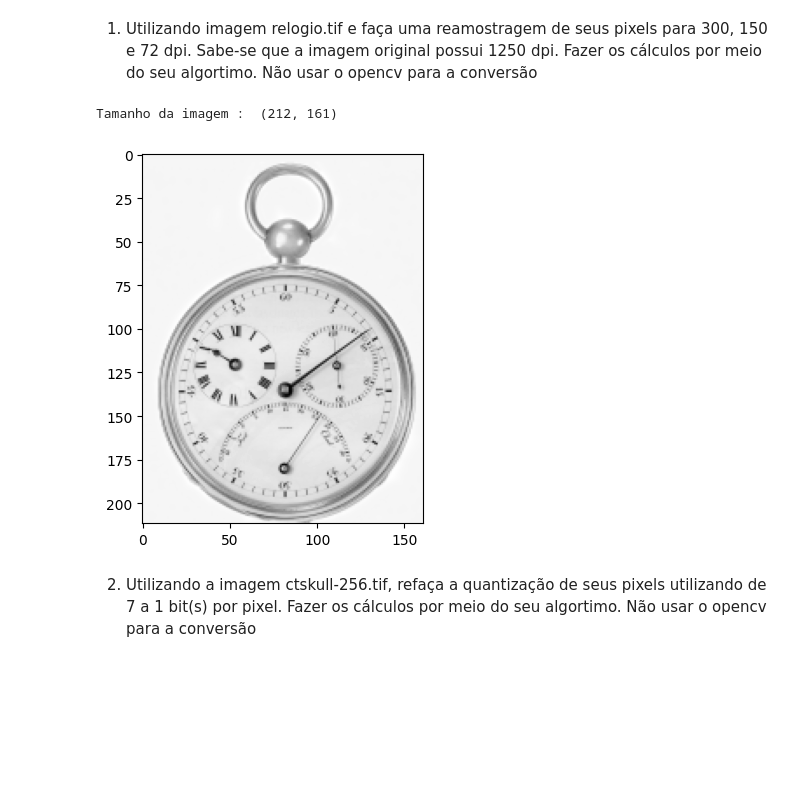
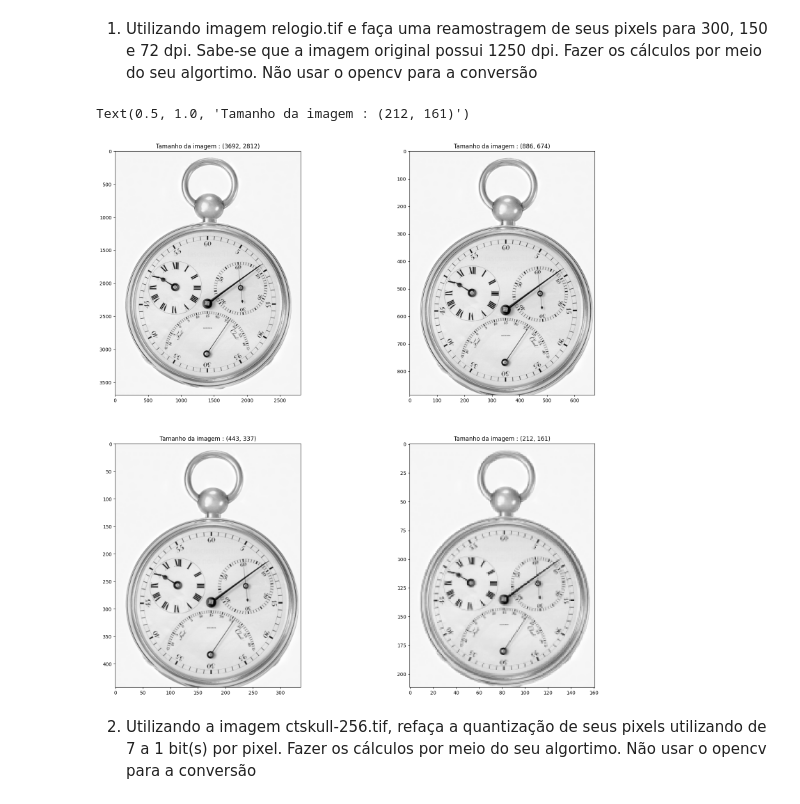
Before and after one commit to pedrohrpc/gsi058_t1_pedro.procopio, a Jupyter notebook: Lab01 - Sampling and Quantization/lab01.ipynb, the cells around one changed output. Saved outputs shown, nothing was run; the diff lists cells and outputs as text; code cells hidden in the pictures; blank space fills up the shorter version.

```diff
--- a/Lab01 - Sampling and Quantization/lab01.ipynb
+++ b/Lab01 - Sampling and Quantization/lab01.ipynb
@@ -32,38 +32,56 @@ def mediaMatriz(matriz, linhaInicial, linhaFinal, colunaInicial, colunaFinal):
     return total/cont
 
 def reduzirMatriz(matriz, dpiInicial, dpiFinal):
     linhasInicial = matriz.shape[0]
     colunasInicial = matriz.shape[1]
 
     razao = dpiInicial/dpiFinal
     linhasFinal = int(linhasInicial/razao)
     colunasFinal = int(colunasInicial/razao)
     erro = 0
     passo = int(razao)
 
     matrizFinal = np.zeros((linhasFinal,colunasFinal))
 
     for i in range(linhasFinal):
 
         for j in range(colunasFinal):
 
             if (j*passo+passo<colunasInicial and i*passo+passo<linhasInicial):
                 matrizFinal[i][j] = mediaMatriz(matriz, i*passo, i*passo+passo, j*passo, j*passo+passo)
                 erro = razao - passo
                 passo = int(razao+erro)
 
 
     return matrizFinal
 
 
 # Alterar o terceiro argumento da função para alterar o dpi final (aceita números)
 
-imgFinal = reduzirMatriz(img, dpi1250, dpi72)
-plt.imshow(imgFinal, cmap='gray', vmin=0, vmax=255)
-print('Tamanho da imagem : ',imgFinal.shape)
+imgFinal1 = reduzirMatriz(img, dpi1250, dpi300)
+imgFinal2 = reduzirMatriz(img, dpi1250, dpi150)
+imgFinal3 = reduzirMatriz(img, dpi1250, dpi72)
+
+figura = plt.figure(figsize = (20,20))
+
+figura.add_subplot(2,2,1)
+plt.imshow(img, cmap='gray', vmin=0, vmax=255)
+plt.title(f'Tamanho da imagem : {img.shape}')
+
+figura.add_subplot(2,2,2)
+plt.imshow(imgFinal1, cmap='gray', vmin=0, vmax=255)
+plt.title(f'Tamanho da imagem : {imgFinal1.shape}')
+
+figura.add_subplot(2,2,3)
+plt.imshow(imgFinal2, cmap='gray', vmin=0, vmax=255)
+plt.title(f'Tamanho da imagem : {imgFinal2.shape}')
+
+figura.add_subplot(2,2,4)
+plt.imshow(imgFinal3, cmap='gray', vmin=0, vmax=255)
+plt.title(f'Tamanho da imagem : {imgFinal3.shape}')
 # %% [output]
-Tamanho da imagem :  (212, 161)
+Text(0.5, 1.0, 'Tamanho da imagem : (212, 161)')
-[figure, old version]
+[figure, new version]
 # %% [markdown]
 2)	Utilizando a imagem ctskull-256.tif, refaça a quantização de seus pixels utilizando de 7 a 1 bit(s) por pixel.  Fazer os cálculos por meio do seu algortimo. Não usar o opencv para a conversão
 # %%
```
Also changed, not shown: parts of 1 cell of this notebook, 7 other files.
